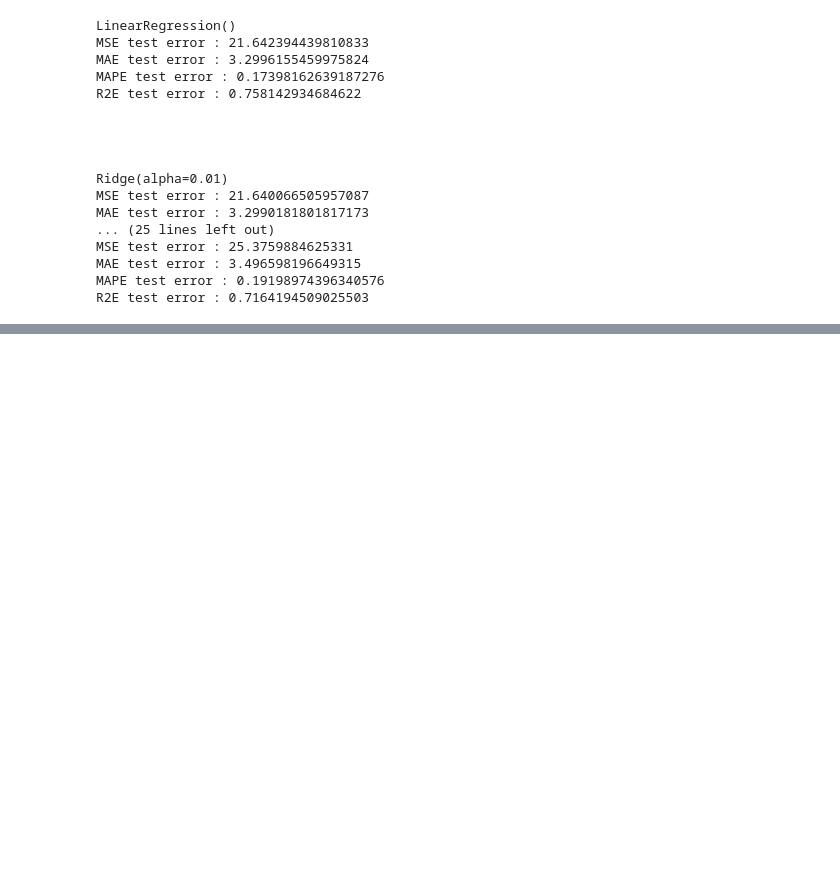
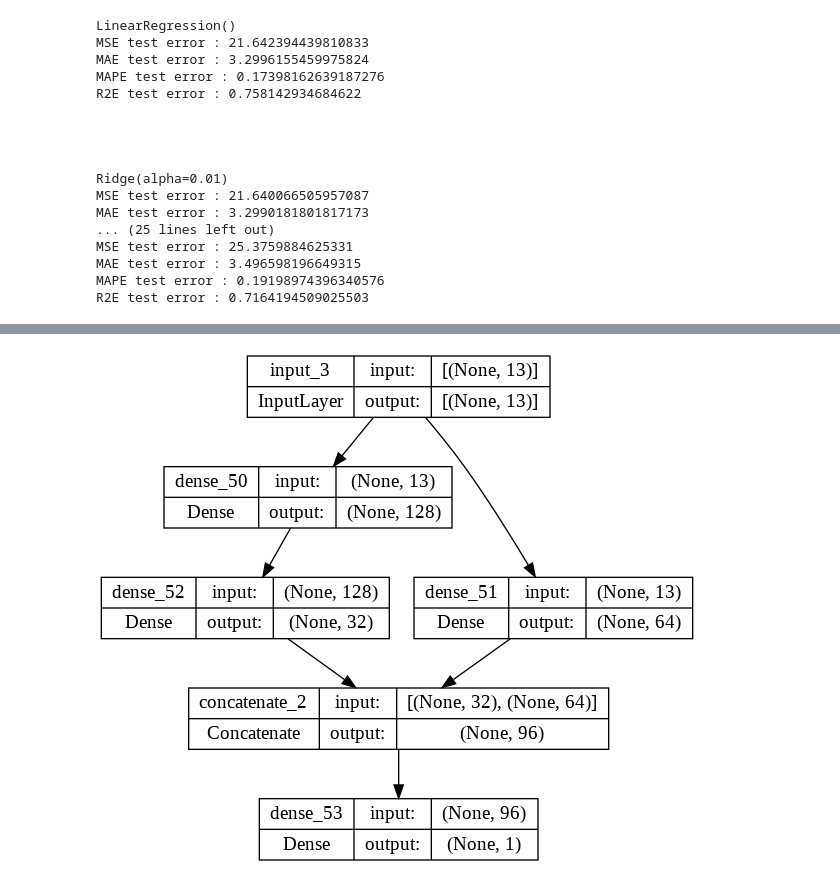
Before and after one commit to peyman886/applied-data-science-coursework, a Jupyter notebook: 2_Regression/Regression.ipynb, the cells around one changed output, grey strips where cells are left out. Saved outputs shown, nothing was run; the diff lists cells and outputs as text; code cells hidden in the pictures; blank space fills up the shorter version.

```diff
--- a/2_Regression/Regression.ipynb
+++ b/2_Regression/Regression.ipynb
@@ -199,0 +418,32 @@ R2E test error : 0.7164194509025503
+# %%
+from keras.layers import Add, Concatenate, Input
+from keras.models import Model
+
+input_layer = Input(shape=(X_train.shape[1],))
+
+# Pass the output of the input layer into a hidden layer
+hidden_layer_1 = Dense(128,activation='relu')(input_layer)
+
+# The second hidden layer receives input from the input_layer and not the last hidden layer
+hidden_layer_2 = Dense(64,activation='tanh')(input_layer)
+
+# The second hidden layer receives input from the input_layer and not the last hidden layer
+hidden_layer_3 = Dense(32,activation='tanh')(hidden_layer_1)
+
+
+#added = tf.keras.layers.Add()([hidden_layer_1, hidden_layer_2])
+#add_layer = Add()([hidden_layer_2,hidden_layer_1])
+
+add_layer = Concatenate()([hidden_layer_3, hidden_layer_2])
+
+output_layer = Dense(1,activation='linear')(add_layer)
+
+# Defined an actual model out of the above with an output being the same shape as the above layer and input being the size as the input layer
+model = Model(inputs=input_layer, outputs=output_layer)
+# %%
+model.compile(
+    loss='mean_squared_error',
+    optimizer=tf.keras.optimizers.Adam(lr=0.001),
+    metrics=['mean_squared_error'],
+    )
+model.summary()
@@ -199,0 +468,5 @@ R2E test error : 0.7164194509025503
+# %%
+from tensorflow.keras.utils import plot_model
+plot_model(model,show_shapes=True)
+# %% [output]
+[figure, added]
```
Also changed, not shown: parts of 33 cells of this notebook.
